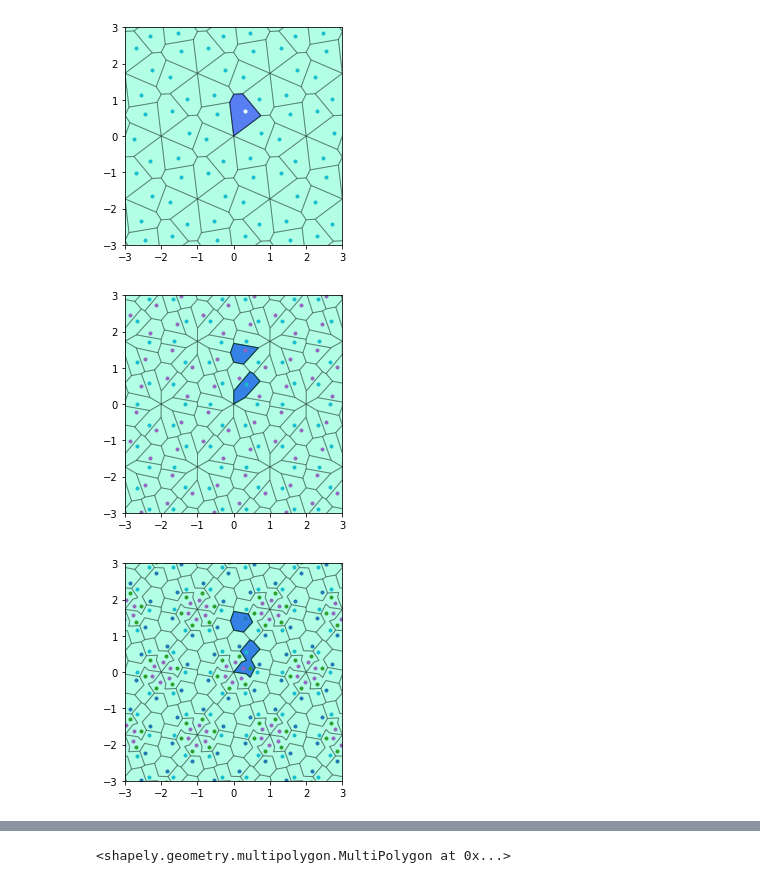
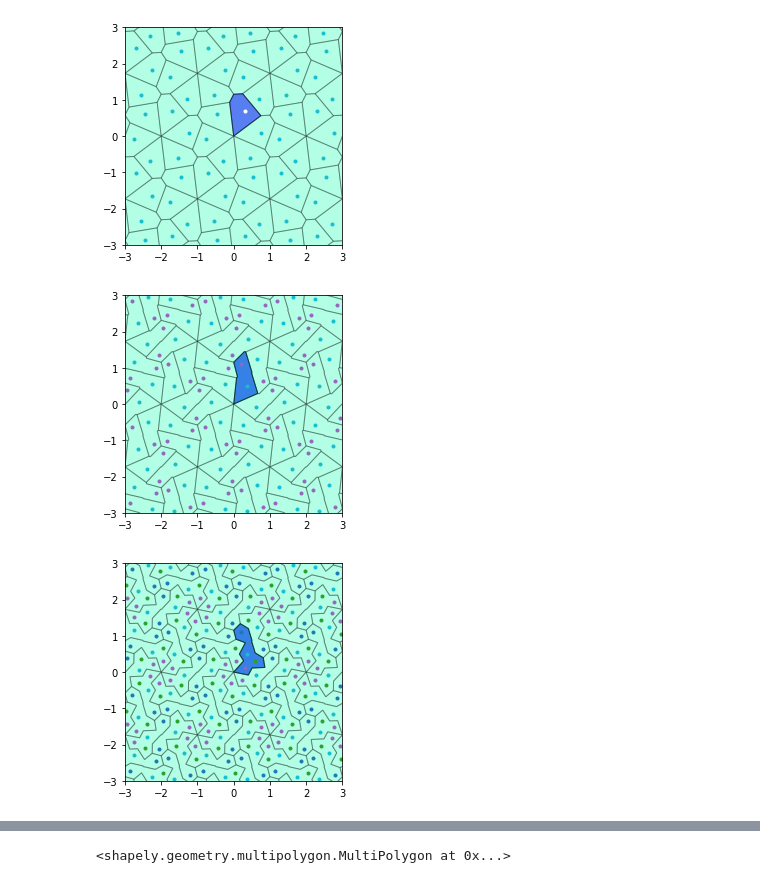
Before and after one commit to marinavas/poplocavanje, a Jupyter notebook: diagram.ipynb, the cells around one changed output, grey strips where cells are left out. Drawn from its saved outputs; the diff is of its cells as text; code cells hidden in the pictures.

```diff
--- a/diagram.ipynb
+++ b/diagram.ipynb
@@ -28,7 +28,7 @@ def generisi_t(izl,p):
     return r
 # %%
 #pol = Polygon([(0.25,0.1),(0.45, 0.1), (0.45,1), (0.25,1)])
-pol = Polygon([(0.25,0.1),(0.45, 0.1), (0.3,1.5)])
+pol = Polygon([(0.3,0.1),(0.6, 0.3), (0.2,1.1)])
 
 tr = Polygon([(0.1,0.02),(1.9, 0.02), (1,0.5)])
 xmin,xmax,ymin,ymax = (-3,3,-3,3)
@@ -88,7 +88,7 @@ A = Point(pol.centroid)
 B = Point(pol.exterior.coords[2])
 slike_A = generisi_t(izomgen_p6,A)
 slike_B = generisi_t(izomgen_p6,B)
-for i in range(len(slike_A)):
+for i in range(len(slike_B)):
     tacke2.append(T(slike_A[i]))
     tacke2.append(T(slike_B[i]))
 
@@ -108,43 +108,41 @@ plt.plot([T(s)[0] for s in slike_A],[T(s)[1] for s in slike_A],'C9.')
 plt.plot([T(s)[0] for s in slike_B],[T(s)[1] for s in slike_B],'C4.')
 plt.show()
 # %% [output]
-[figure, old version]
+[figure, new version]
 # %%
 tacke4 = []
-
-pol_n=0
 A = Point(pol.centroid)
 B = Point(pol.exterior.coords[0])
 C = Point(pol.exterior.coords[1])
 D = Point(pol.exterior.coords[2])
 slike_A = generisi_t(izomgen_p6,A)
 slike_B = generisi_t(izomgen_p6,B)
 slike_C = generisi_t(izomgen_p6,C)
 slike_D = generisi_t(izomgen_p6,D)
-for i in range(len(slike_A)):
+for i in range(len(slike_D)):
     tacke4.append(T(slike_A[i]))
     tacke4.append(T(slike_B[i]))
     tacke4.append(T(slike_C[i]))
     tacke4.append(T(slike_D[i]))
 
 vor = Voronoi(tacke4)
 
 pol_A = Polygon([vor.vertices[p] for p in vor.regions[vor.point_region[0]]])
 pol_B = Polygon([vor.vertices[p] for p in vor.regions[vor.point_region[1]]])
 pol_C = Polygon([vor.vertices[p] for p in vor.regions[vor.point_region[2]]])
 pol_D = Polygon([vor.vertices[p] for p in vor.regions[vor.point_region[3]]])
 pol_U=pol_A.union(pol_B).union(pol_C).union(pol_D)
 
 ax = plt.axes()
 namesti(ax,-3,3,-3,3)
 crtaj([I],pol_U,ax,'#0000FF',0.7)
 
 
 crtaj(izomgen_p6,pol_U,ax,'#00FFAA')
 plt.plot([T(s)[0] for s in slike_A],[T(s)[1] for s in slike_A],'C9.')
 plt.plot([T(s)[0] for s in slike_B],[T(s)[1] for s in slike_B],'C4.')
 plt.plot([T(s)[0] for s in slike_C],[T(s)[1] for s in slike_C],'C2.')
 plt.plot([T(s)[0] for s in slike_D],[T(s)[1] for s in slike_D],'C0.')
 plt.show()
 # %% [output]
-[figure, old version]
+[figure, new version]
```
Also changed, not shown: parts of 4 cells of this notebook.
